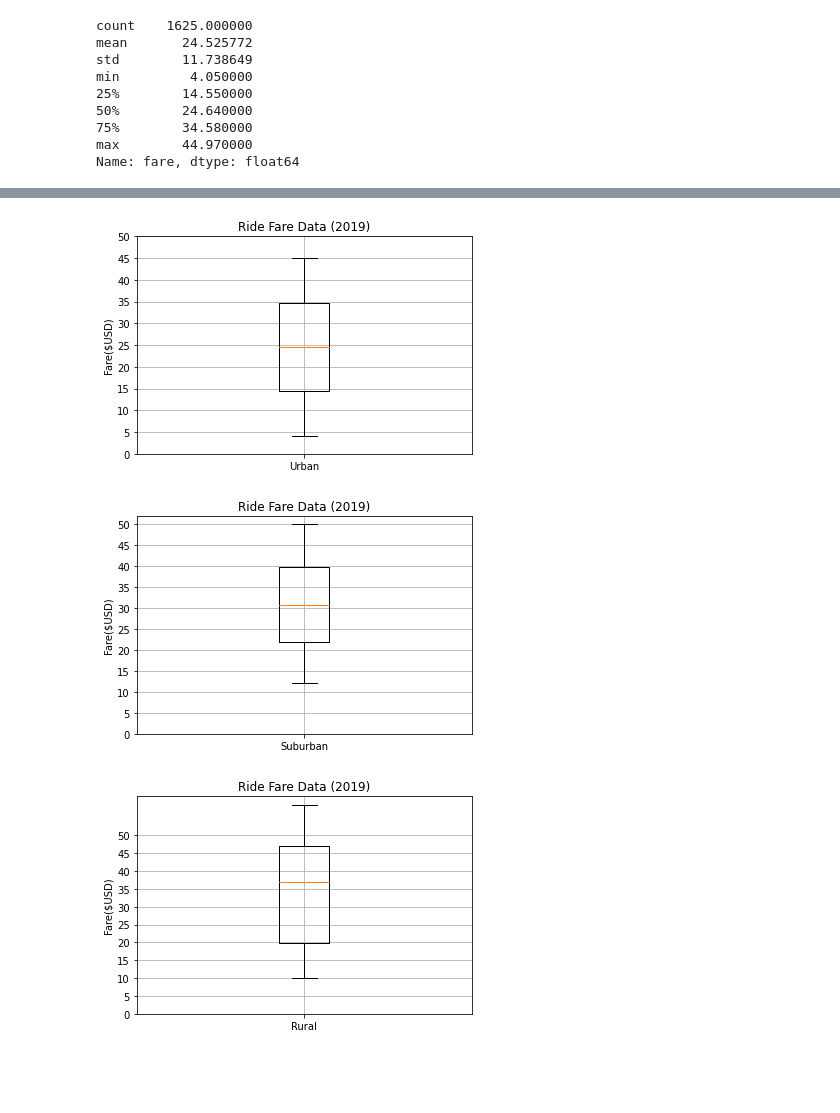
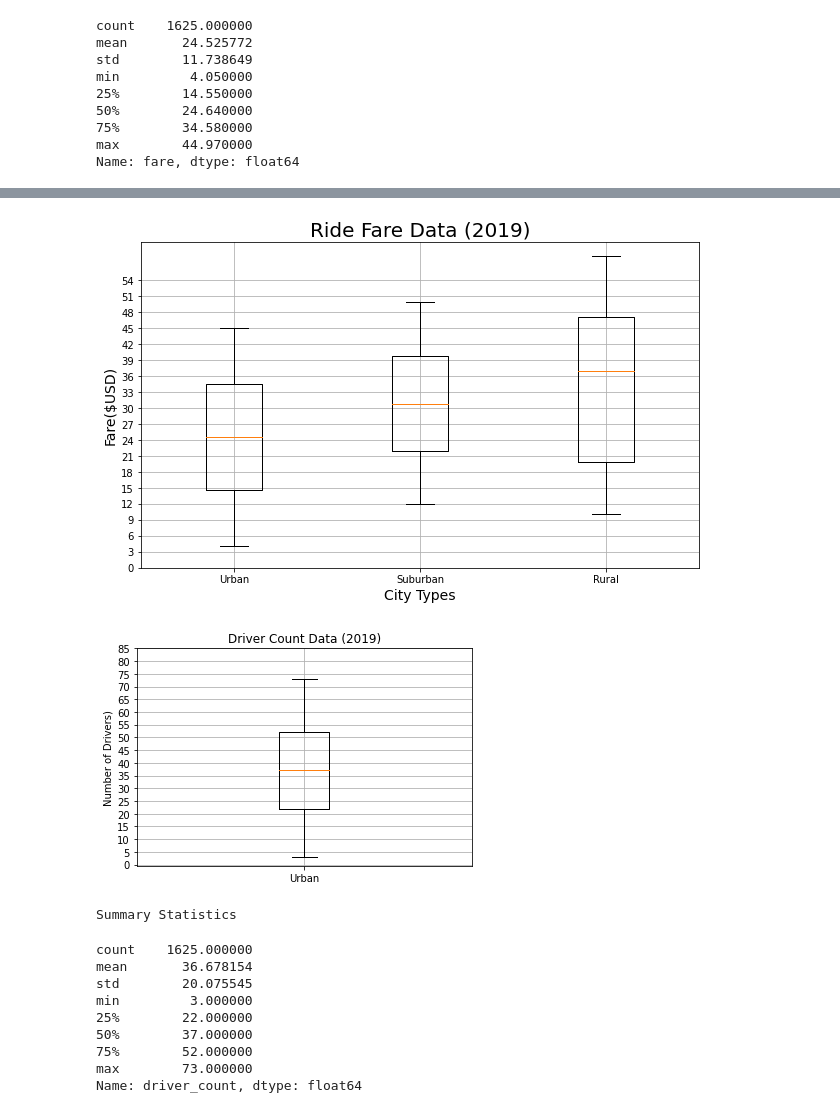
Before and after one commit to yvoatelep/PyBer_Analysis, a Jupyter notebook: PyBer_ride_data.ipynb, the cells around one changed output, grey strips where cells are left out. Saved outputs shown, nothing was run; the diff lists cells and outputs as text; code cells hidden in the pictures; blank space fills up the shorter version.

```diff
--- a/PyBer_ride_data.ipynb
+++ b/PyBer_ride_data.ipynb
@@ -861,36 +857,41 @@ Name: fare, dtype: float64
 # %%
 # Create a box-and-whisker plot for all three city types fare data.
 x_labels = ["Urban", "Suburban","Rural"]
-fig, ax = plt.subplots()
-ax.boxplot(urban_fares, labels=x_labels)
-# Add the title, y-axis label and grid.
-ax.set_title('Ride Fare Data (2019)')
-ax.set_ylabel('Fare($USD)')
-ax.set_yticks(np.arange(0, 51, step=5.0))
+ride_fare_data = [urban_fares, suburban_fares, rural_fares]
+fig, ax = plt.subplots(figsize=(10,6))
+ax.set_title('Ride Fare Data (2019)',fontsize=20)
+ax.set_ylabel('Fare($USD)',fontsize=14)
+ax.set_xlabel("City Types",fontsize=14)
+ax.boxplot(ride_fare_data, labels=x_labels)
+ax.set_yticks(np.arange(0, 56, step=3.0))
 ax.grid()
-
-
-
-x_labels = ["Suburban"]
-fig, ax = plt.subplots()
-ax.boxplot(suburban_fares, labels=x_labels)
-# Add the title, y-axis label and grid.
-ax.set_title('Ride Fare Data (2019)')
-ax.set_ylabel('Fare($USD)')
-ax.set_yticks(np.arange(0, 51, step=5.0))
-ax.grid()
-
-
-x_labels = ["Rural"]
-fig, ax = plt.subplots()
-ax.boxplot(rural_fares, labels=x_labels)
-# Add the title, y-axis label and grid.
-ax.set_title('Ride Fare Data (2019)')
-ax.set_ylabel('Fare($USD)')
-ax.set_yticks(np.arange(0, 51, step=5.0))
-ax.grid()
+# Save the figure.
+plt.savefig("analysis/Fig3.png")
 plt.show()
 # %% [output]
-[figure, old version]
+[figure, new version]
-[figure, removed]
-[figure, removed]
+# %%
+# Create the box-and-whisker plot for the urban driver count data.
+x_labels = ["Urban"]
+fig, ax = plt.subplots()
+ax.boxplot(urban_drivers,labels=x_labels)
+# Add the title, y-axis label and grid.
+ax.set_title('Driver Count Data (2019)')
+ax.set_ylabel('Number of Drivers)')
+ax.set_yticks(np.arange(0, 90, step=5.0))
+ax.grid()
+plt.show()
+print("Summary Statistics")
+urban_drivers.describe()
+# %% [output]
+[figure, added]
+Summary Statistics
+count    1625.000000
+mean       36.678154
+std        20.075545
+min         3.000000
+25%        22.000000
+50%        37.000000
+75%        52.000000
+max        73.000000
+Name: driver_count, dtype: float64
```
Also changed, not shown: parts of 6 cells of this notebook, 2 other files.
